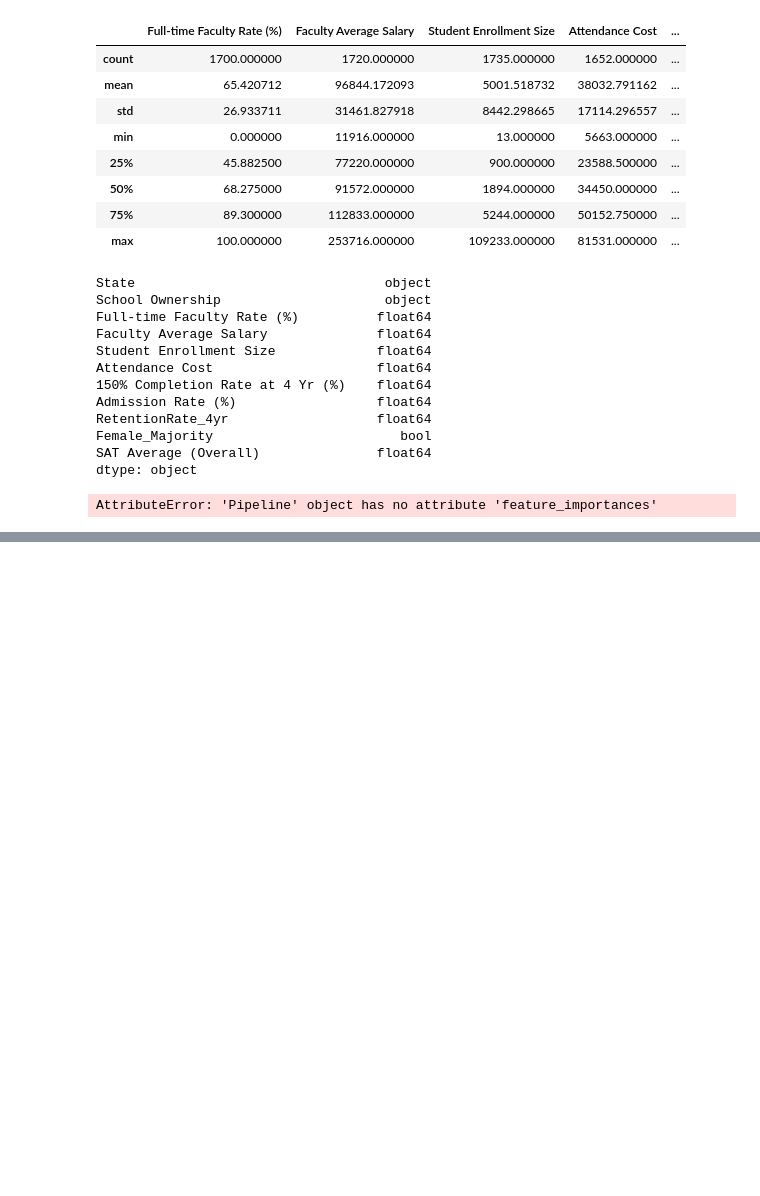
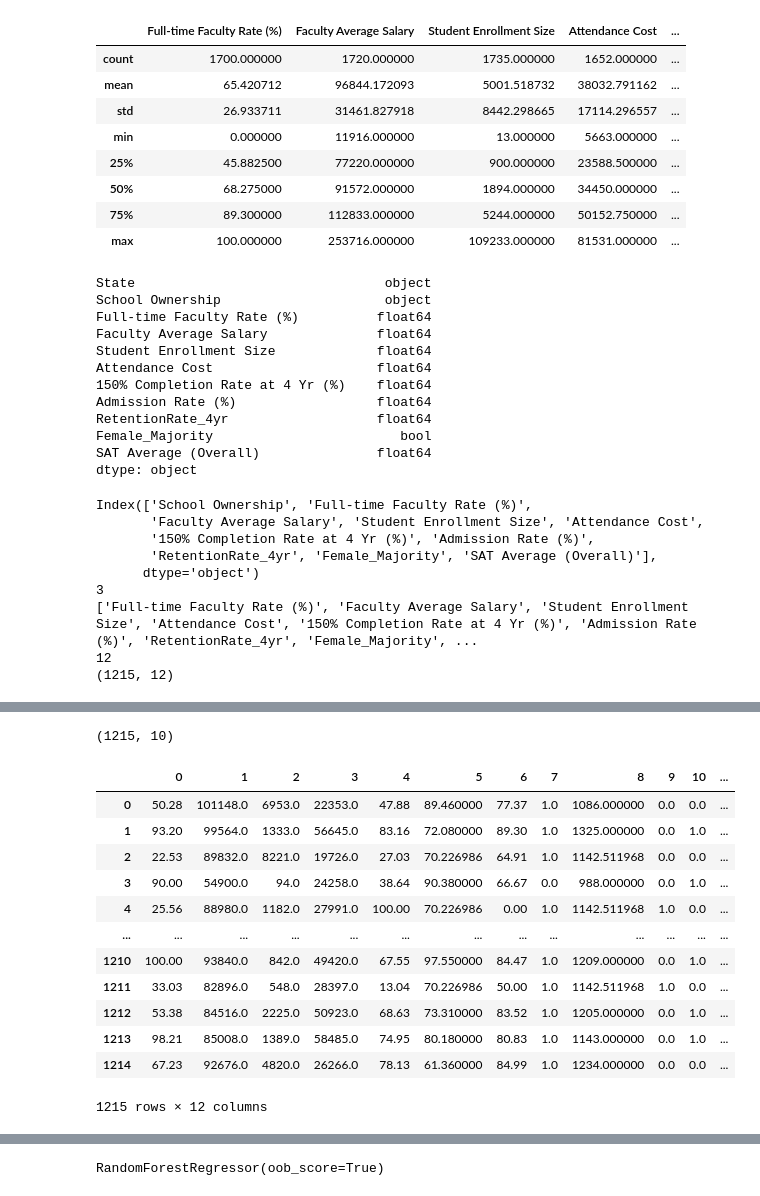
Before and after one commit to runstats21/college-score-card-analysis, a Jupyter notebook: simpleModel+shap.ipynb, the cells around one changed output, grey strips where cells are left out. Drawn from its saved outputs; the diff is of its cells as text; code cells hidden in the pictures; blank space fills up the shorter version.

```diff
--- a/simpleModel+shap.ipynb
+++ b/simpleModel+shap.ipynb
@@ -76,12 +76,15 @@ dat.describe()
 | max | 100.000000 | 253716.000000 | 109233.000000 | 81531.000000 | ... |
 # %%
 # define features and target
-features = ["State", "School Ownership", 'Full-time Faculty Rate (%)', 'Faculty Average Salary', 'Student Enrollment Size','Attendance Cost',
+features = ["School Ownership", 'Full-time Faculty Rate (%)', 'Faculty Average Salary', 'Student Enrollment Size','Attendance Cost',
             '150% Completion Rate at 4 Yr (%)', 'Admission Rate (%)', 'RetentionRate_4yr',  "Female_Majority",'SAT Average (Overall)']
 X = dat.loc[:,features]
+X.index = dat['School Name']
 target = dat['Mean Earnings (6 Yrs after Entry)']
+target2 = dat['Mean Earnings (10 Yrs after Entry)']
 
-Xtrain, Xtest, ytrain, ytest = train_test_split(X,target,random_state=4015,test_size=0.2)
+Xtrain, Xtest0, ytrain, ytest0 = train_test_split(X,target,random_state=4015,test_size=0.3)
+Xvalid,Xtest,yvalid,ytest = train_test_split(Xtest0,ytest0, random_state=4015,test_size=0.3)
 # %%
 X.dtypes
 # %% [output]
@@ -99,17 +102,18 @@ SAT Average (Overall)               float64
 dtype: object
 # %%
 numeric_features = X.select_dtypes(exclude=['object']).columns
-categorical_features = ['State','School Ownership']
+categorical_features = ['School Ownership']
 
 numeric_transformer = Pipeline([
     ("imputer", SimpleImputer(strategy="mean")),
     # ("poly2", PolynomialFeatures(degree=2)),
-    ("scaler", StandardScaler())
+    # ("scaler", StandardScaler()) # not going to scale for now, to keep as much interpretability as possible
+    # also, important to be careful with scaling 0, 1 vars (and probably don't want to scale them)
 ])
 
 categorical_transformer = Pipeline([
     ("imputer", SimpleImputer(strategy="most_frequent")),
-    ("encoder", OneHotEncoder())
+    ("encoder", OneHotEncoder(sparse_output=False))
 ])
 
 preprocessor = ColumnTransformer(
@@ -125,8 +129,41 @@ mypipe = Pipeline([
 ])
 
 # fit pipe to the training data
-mypipe.fit(Xtrain,ytrain)
+# mypipe.fit(Xtrain,ytrain)
-# %%
-mypipe.feature_names_in_
-# %% [output]
-AttributeError: 'Pipeline' object has no attribute 'feature_importances'
+# %%
+# run preprocessor
+Xtrain_filled = preprocessor.fit_transform(Xtrain)
+Xtest_filled= preprocessor.fit_transform(Xtest)
+
+# get feature names from one hot encoder
+ohenc_names = preprocessor.named_transformers_['cat']['encoder'].get_feature_names_out()
+# ohenc_names2 = preprocessor.named_transformers_['cat']['encoder'].feature_names_in_
+# num_names = preprocessor.named_transformers_['num']['scaler'].get_feature_names_out()
+# print(num_names)
+feature_names = list(Xtest.columns)[1:]+list(ohenc_names)
+print(Xtest.columns)
+print(len(ohenc_names))
+print(feature_names)
+print(len(feature_names))
+print(Xtrain_filled.shape)
+display(Xtrain.head())
+print(Xtrain.shape)
+
+# get indexes from train and test
+Xtrain.index
+
+display(pd.DataFrame(Xtrain_filled))
+# redefine dataframes with appropriate column names
+Xtrain_filled = pd.DataFrame(Xtrain_filled, columns=feature_names,index = Xtrain.index)
+Xtest_filled = pd.DataFrame(Xtest_filled, columns=feature_names)
+Xtrain_filled.head()
+# %% [output]
+Index(['School Ownership', 'Full-time Faculty Rate (%)',
+       'Faculty Average Salary', 'Student Enrollment Size', 'Attendance Cost',
+       '150% Completion Rate at 4 Yr (%)', 'Admission Rate (%)',
+       'RetentionRate_4yr', 'Female_Majority', 'SAT Average (Overall)'],
+      dtype='object')
+3
+['Full-time Faculty Rate (%)', 'Faculty Average Salary', 'Student Enrollment Size', 'Attendance Cost', '150% Completion Rate at 4 Yr (%)', 'Admission Rate (%)', 'RetentionRate_4yr', 'Female_Majority', ...
+12
+(1215, 12)
@@ -132,0 +177,14 @@ AttributeError: 'Pipeline' object has no attribute 'feature_importances'
+(1215, 10)
+|  | 0 | 1 | 2 | 3 | 4 | 5 | 6 | 7 | 8 | 9 | 10 | ... |
+| 0 | 50.28 | 101148.0 | 6953.0 | 22353.0 | 47.88 | 89.460000 | 77.37 | 1.0 | 1086.000000 | 0.0 | 0.0 | ... |
+| 1 | 93.20 | 99564.0 | 1333.0 | 56645.0 | 83.16 | 72.080000 | 89.30 | 1.0 | 1325.000000 | 0.0 | 1.0 | ... |
+| 2 | 22.53 | 89832.0 | 8221.0 | 19726.0 | 27.03 | 70.226986 | 64.91 | 1.0 | 1142.511968 | 0.0 | 0.0 | ... |
+| 3 | 90.00 | 54900.0 | 94.0 | 24258.0 | 38.64 | 90.380000 | 66.67 | 0.0 | 988.000000 | 0.0 | 1.0 | ... |
+| 4 | 25.56 | 88980.0 | 1182.0 | 27991.0 | 100.00 | 70.226986 | 0.00 | 1.0 | 1142.511968 | 1.0 | 0.0 | ... |
+| ... | ... | ... | ... | ... | ... | ... | ... | ... | ... | ... | ... | ... |
+| 1210 | 100.00 | 93840.0 | 842.0 | 49420.0 | 67.55 | 97.550000 | 84.47 | 1.0 | 1209.000000 | 0.0 | 1.0 | ... |
+| 1211 | 33.03 | 82896.0 | 548.0 | 28397.0 | 13.04 | 70.226986 | 50.00 | 1.0 | 1142.511968 | 1.0 | 0.0 | ... |
+| 1212 | 53.38 | 84516.0 | 2225.0 | 50923.0 | 68.63 | 73.310000 | 83.52 | 1.0 | 1205.000000 | 0.0 | 1.0 | ... |
+| 1213 | 98.21 | 85008.0 | 1389.0 | 58485.0 | 74.95 | 80.180000 | 80.83 | 1.0 | 1143.000000 | 0.0 | 1.0 | ... |
+| 1214 | 67.23 | 92676.0 | 4820.0 | 26266.0 | 78.13 | 61.360000 | 84.99 | 1.0 | 1234.000000 | 0.0 | 0.0 | ... |
+1215 rows × 12 columns
@@ -132,0 +198,6 @@ AttributeError: 'Pipeline' object has no attribute 'feature_importances'
+# %%
+# fit model
+rf = RandomForestRegressor(oob_score=True)
+rf.fit(Xtrain_filled,ytrain)
+# %% [output]
+RandomForestRegressor(oob_score=True)
```
Also changed, not shown: parts of 6 cells of this notebook.
